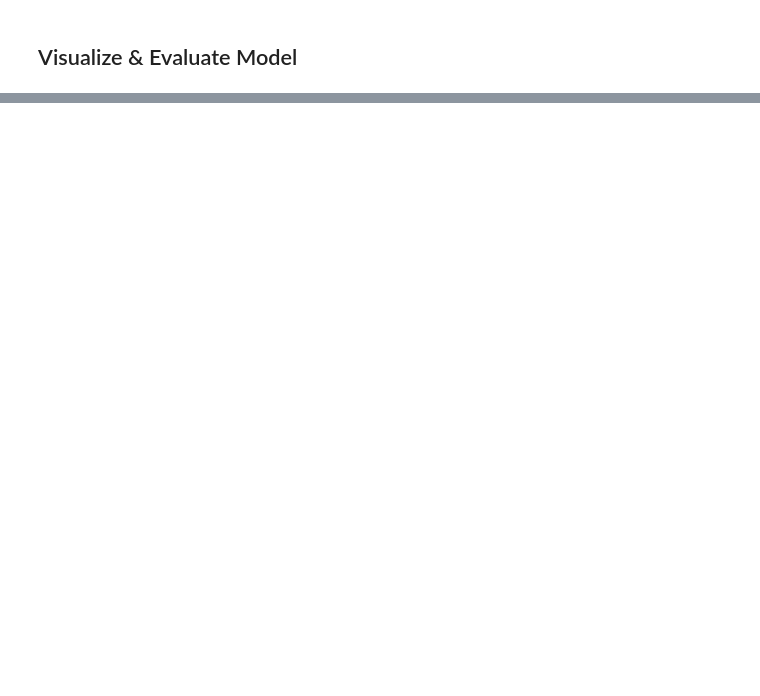
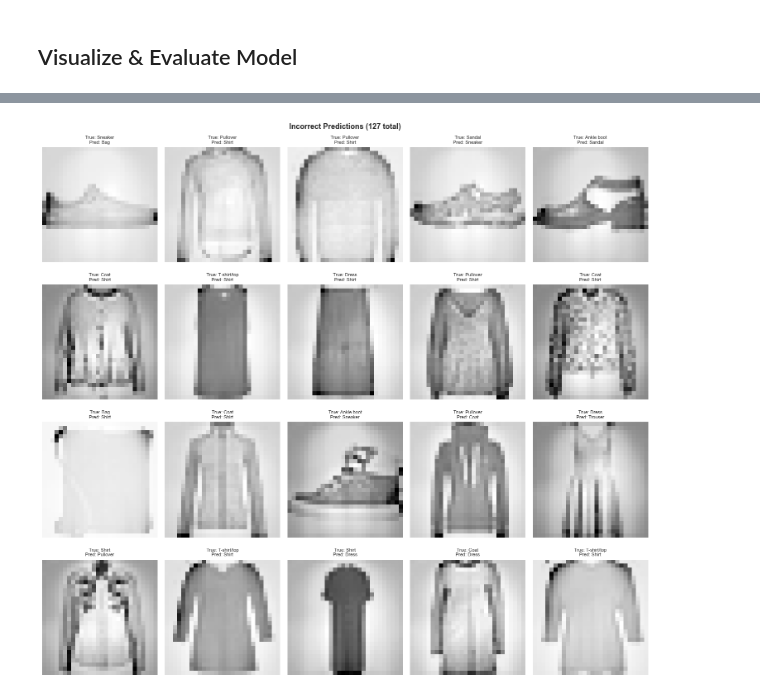
Before and after one commit to j4lando/phys417, a Jupyter notebook: Lab4/Lab4_LandoJosh.ipynb, the cells around one changed output, grey strips where cells are left out. Drawn from its saved outputs; the diff is of its cells as text; code cells hidden in the pictures; blank space fills up the shorter version.

```diff
--- a/Lab4/Lab4_LandoJosh.ipynb
+++ b/Lab4/Lab4_LandoJosh.ipynb
@@ -87,21 +145,21 @@ class CNNModel(torch.nn.Module):
         super(CNNModel, self).__init__()
 
         # First convolution layer (1 channel -> 16 channels, preserve original dimension by adding padding = 2)
-        self.cnn1 = torch.nn.Conv2d(in_channels=1, out_channels=16,
+        self.cnn1 = torch.nn.Conv2d(in_channels=1, out_channels=18,
                               kernel_size=3, stride=1, padding=0)
 
         # First max pooling layer with kernel size = 2
         self.maxpool1 = torch.nn.MaxPool2d(kernel_size=2)
 
-        # Second convolution layer (16 channel -> 32 channels, preserve dimension by adding padding = 2)
-        self.cnn2 = torch.nn.Conv2d(in_channels=16, out_channels=32,
-                              kernel_size=3, stride=1, padding=0)
+        # # Second convolution layer (16 channel -> 32 channels, preserve dimension by adding padding = 2)
+        # self.cnn2 = torch.nn.Conv2d(in_channels=16, out_channels=32,
+        #                       kernel_size=3, stride=1, padding=0)
 
-        # Second max pooling layer with kernel size = 2
-        self.maxpool2 = torch.nn.MaxPool2d(kernel_size=2)
+        # # Second max pooling layer with kernel size = 2
+        # self.maxpool2 = torch.nn.MaxPool2d(kernel_size=2)
 
         # Fully connected layer that takes the flattened output of maxpool2 (32, 7 ,7) -> (1568) and output 10 classes
-        self.fc1 = torch.nn.Linear(800, 10)
+        self.fc1 = torch.nn.Linear(3042, 10)
 
     def forward(self, x):
 
@@ -109,12 +167,12 @@ class CNNModel(torch.nn.Module):
         conv1_out = torch.nn.functional.relu(self.cnn1(x))
         pool1_out = self.maxpool1(conv1_out)
 
-        # maxpool1 output -> conv2 -> relu -> maxpool2
-        conv2_out = torch.nn.functional.relu(self.cnn2(pool1_out))
-        pool2_out = self.maxpool2(conv2_out)
+        # # maxpool1 output -> conv2 -> relu -> maxpool2
+        # conv2_out = torch.nn.functional.relu(self.cnn2(pool1_out))
+        # pool2_out = self.maxpool2(conv2_out)
 
         # flatten the maxpool2 output to be used as input into FCN layer
-        fcn_input = pool2_out.view(pool2_out.size(0), -1)
+        fcn_input = pool1_out.view(pool1_out.size(0), -1)
 
         # Use the raw output of the fully connected layer as the final output
         output = self.fc1(fcn_input)
@@ -211,0 +435,25 @@ sns.despine()
+# %%
+with torch.no_grad():
+    test_outputs = model(testing_inputs)
+    test_preds = torch.argmax(test_outputs, dim=1).cpu().numpy()
+
+test_true = testing_targets.cpu().numpy()
+test_imgs = testing_inputs.cpu().numpy()
+
+wrong_idx = np.where(test_preds != test_true)[0]
+
+n = min(20, len(wrong_idx))
+cols = 5
+rows = (n + cols - 1) // cols
+
+plt.figure(figsize=(cols * 3, rows * 3.5))
+for i, idx in enumerate(wrong_idx[:n]):
+    plt.subplot(rows, cols, i + 1)
+    plt.imshow(test_imgs[idx, 0], cmap='Greys')
+    plt.axis('off')
+    plt.title(f'True: {label_names[test_true[idx]]}\nPred: {label_names[test_preds[idx]]}', fontsize=8)
+plt.suptitle(f'Incorrect Predictions ({len(wrong_idx)} total)', fontsize=13, fontweight='bold')
+plt.tight_layout()
+plt.show()
+# %% [output]
+[figure, added]
```
Also changed, not shown: parts of 22 cells of this notebook, 2 other files.
